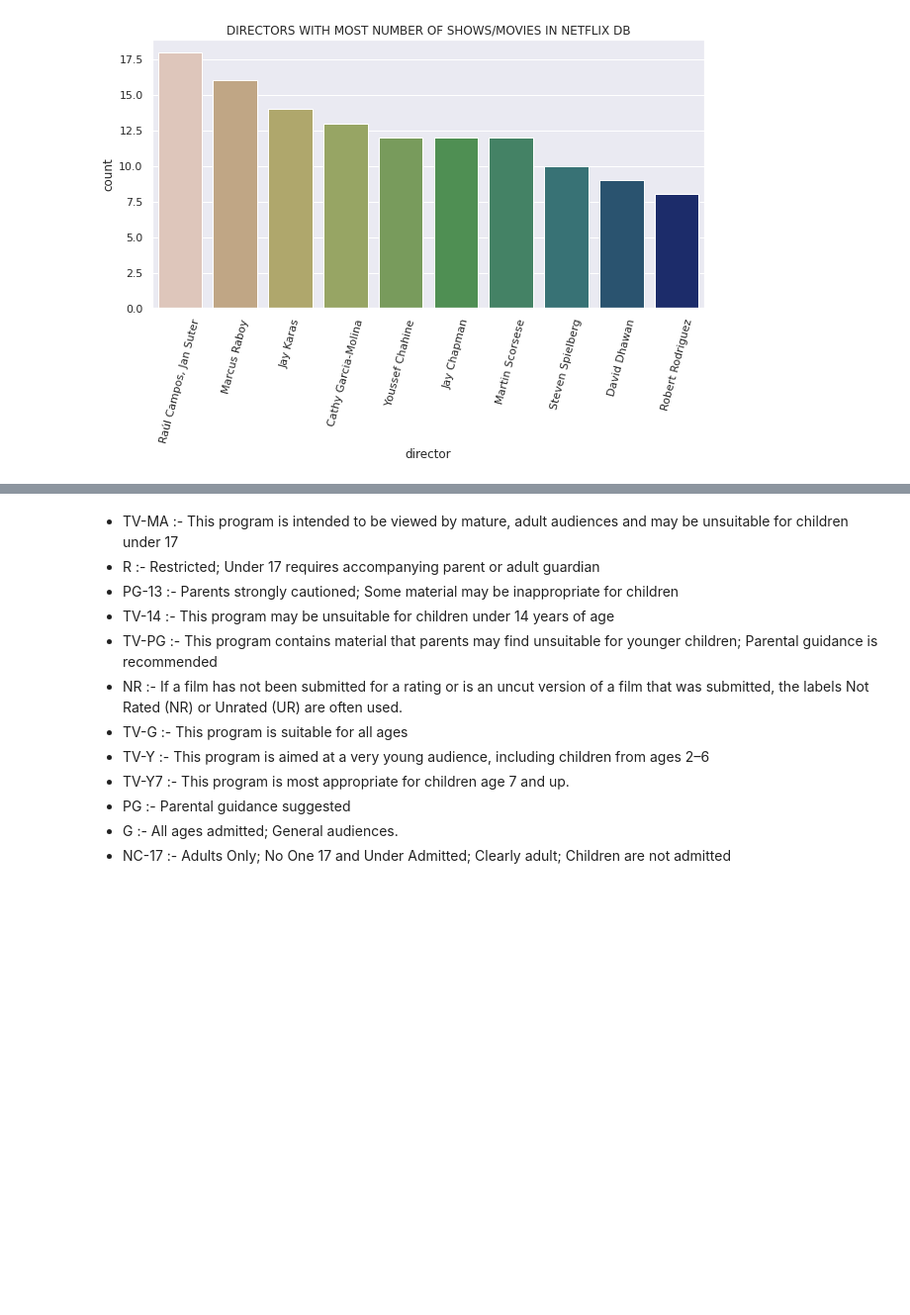
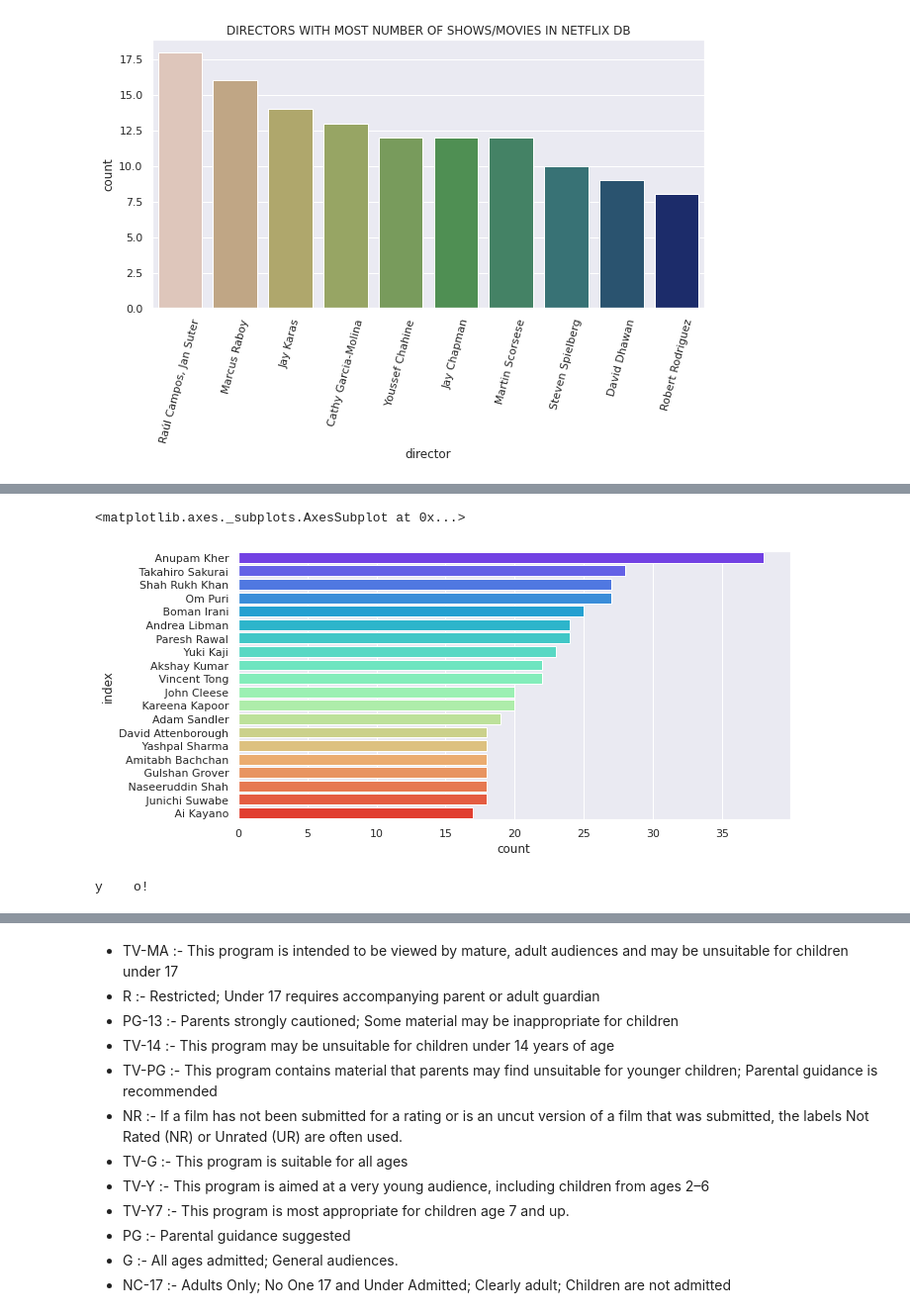
Before and after one commit to NayanaPradeep/Netflix-Movies-and-TV-Shows-Clustering, a Jupyter notebook: NETFLIX_MOVIES_AND_TV_SHOWS_CLUSTERING.ipynb, the cells around one changed output, grey strips where cells are left out. Shown at 99% size. Cells and saved outputs as stored; diff of their text form; code cells hidden in the pictures; blank space fills up the shorter version.

```diff
--- a/NETFLIX_MOVIES_AND_TV_SHOWS_CLUSTERING.ipynb
+++ b/NETFLIX_MOVIES_AND_TV_SHOWS_CLUSTERING.ipynb
@@ -238,3 +249,5 @@ plt.xticks(rotation = 75)
 plt.show()
 # %% [output]
 [figure]
+# %%
+netflix_cast =netflix_df[netflix_df['cast'] != 'Cast Info Missing']
@@ -240,0 +283,5 @@ plt.show()
+# %%
+cast_list = list(netflix_cast['cast'])
+new_list =[x for xs in cast_list for x in xs.split(',')]
+occurrences = collections.Counter(new_list)
+occurrences
@@ -240,0 +306,3 @@ plt.show()
+# %%
+occurrences = pd.DataFrame.from_dict(occurrences, orient='index', columns=['count'])
+occurrences
@@ -240,0 +343,15 @@ plt.show()
+# %%
+occurrences.reset_index(inplace=True)
+occurrences = occurrences.sort_values('count', ascending=False)
+# %%
+plt.figure(figsize=(10,5))
+sns.barplot(y="index", x="count", data=occurrences.nlargest(20,['count']),palette="rainbow")
+# %% [output]
+<matplotlib.axes._subplots.AxesSubplot at 0x...>
+[figure, added]
+# %%
+a = "      y    o!      "
+b = a.strip() # this will remove the white spaces that are leading and trailin
+print(b)
+# %% [output]
+y    o!
```
Also changed, not shown: parts of 36 cells of this notebook.
